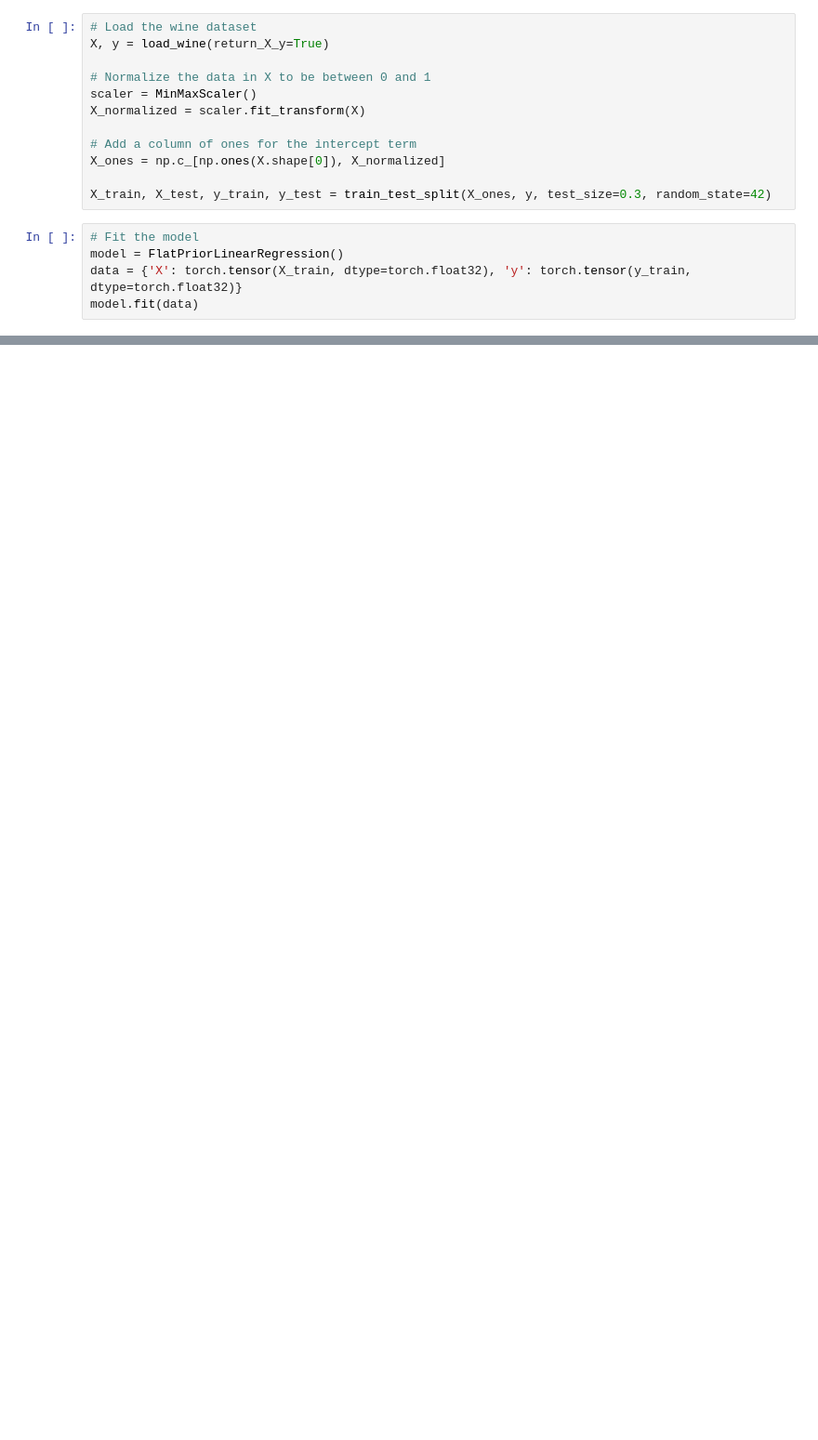
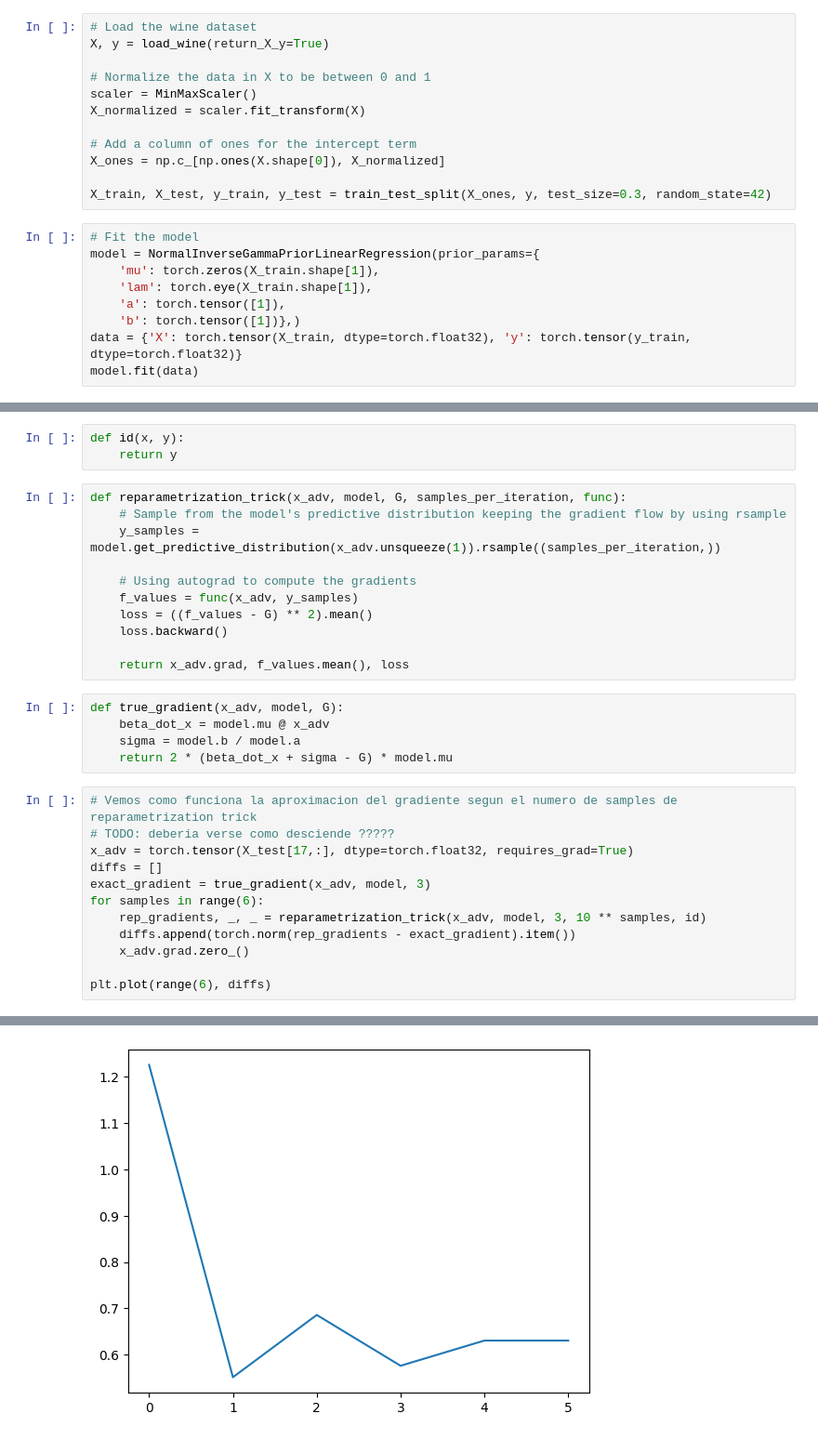
Before and after one commit to pablogarciarce/AdvReg, a Jupyter notebook: notebooks/test_point_attack.ipynb, the cells around one changed output, grey strips where cells are left out. Shown at 93% size. Cells and saved outputs as stored; diff of their text form; blank space fills up the shorter version.

```diff
--- a/notebooks/test_point_attack.ipynb
+++ b/notebooks/test_point_attack.ipynb
@@ -22,6 +22,10 @@ X_ones = np.c_[np.ones(X.shape[0]), X_normalized]
 X_train, X_test, y_train, y_test = train_test_split(X_ones, y, test_size=0.3, random_state=42)
 # %%
 # Fit the model
-model = FlatPriorLinearRegression()
+model = NormalInverseGammaPriorLinearRegression(prior_params={
+    'mu': torch.zeros(X_train.shape[1]),
+    'lam': torch.eye(X_train.shape[1]),
+    'a': torch.tensor([1]),
+    'b': torch.tensor([1])},)
 data = {'X': torch.tensor(X_train, dtype=torch.float32), 'y': torch.tensor(y_train, dtype=torch.float32)}
 model.fit(data)
@@ -29,0 +34,32 @@ x_adv = X_test[17,:].copy()
+# %%
+def id(x, y):
+    return y
+# %%
+def reparametrization_trick(x_adv, model, G, samples_per_iteration, func):
+    # Sample from the model's predictive distribution keeping the gradient flow by using rsample
+    y_samples = model.get_predictive_distribution(x_adv.unsqueeze(1)).rsample((samples_per_iteration,))
+
+    # Using autograd to compute the gradients
+    f_values = func(x_adv, y_samples)
+    loss = ((f_values - G) ** 2).mean()
+    loss.backward()
+
+    return x_adv.grad, f_values.mean(), loss
+# %%
+def true_gradient(x_adv, model, G):
+    beta_dot_x = model.mu @ x_adv
+    sigma = model.b / model.a
+    return 2 * (beta_dot_x + sigma - G) * model.mu
+# %%
+# Vemos como funciona la aproximacion del gradiente segun el numero de samples de reparametrization trick
+# TODO: deberia verse como desciende ?????
+x_adv = torch.tensor(X_test[17,:], dtype=torch.float32, requires_grad=True)
+diffs = []
+exact_gradient = true_gradient(x_adv, model, 3)
+for samples in range(6):
+    rep_gradients, _, _ = reparametrization_trick(x_adv, model, 3, 10 ** samples, id)
+    diffs.append(torch.norm(rep_gradients - exact_gradient).item())
+    x_adv.grad.zero_()
+
+plt.plot(range(6), diffs)
+# %% [output]
@@ -29,0 +67 @@ x_adv = X_test[17,:].copy()
+[figure, added]
```
Also changed, not shown: parts of 23 cells of this notebook.
